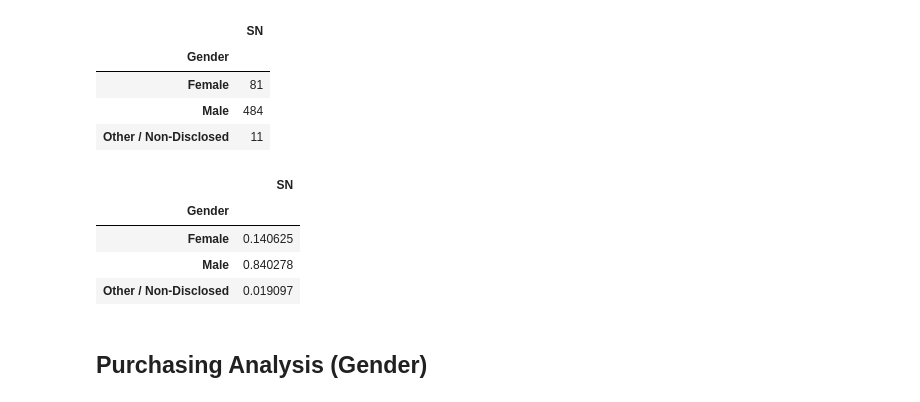
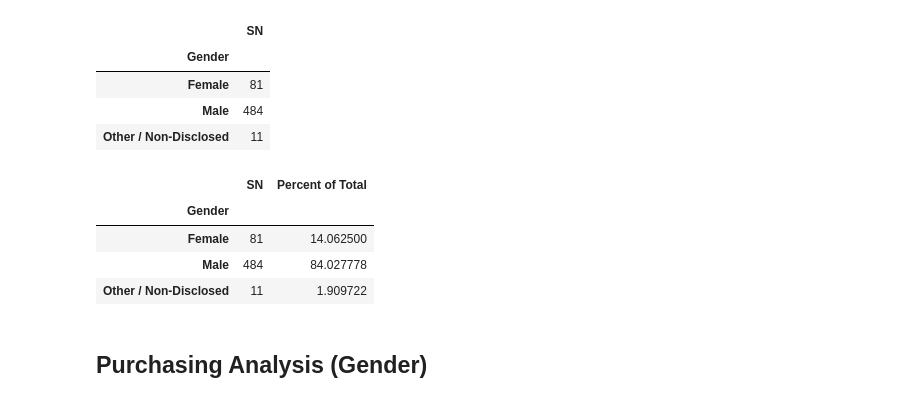
Before and after one commit to SBoyce02/pandas_challenge2, a Jupyter notebook: HeroesOfPymoli/HeroesOfPymoli_SB.ipynb, the cells around one changed output. Saved outputs shown, nothing was run; the diff lists cells and outputs as text; code cells hidden in the pictures.

```diff
--- a/HeroesOfPymoli/HeroesOfPymoli_SB.ipynb
+++ b/HeroesOfPymoli/HeroesOfPymoli_SB.ipynb
@@ -103,22 +127,22 @@ total_count
 # %%
-gender=gender_df.groupby(["Gender"])
-gender_group = gender.count()
-gender_group
+new_gender_df=gender_df.groupby(["Gender"]).agg("count")
+new_gender_df
 # %% [output]
 |  | SN |
 | Gender |  |
 | Female | 81 |
 | Male | 484 |
 | Other / Non-Disclosed | 11 |
-# %%
-Percent = gender_group/total_count
-Percent
-# %% [output]
-|  | SN |
-| Gender |  |
-| Female | 0.140625 |
-| Male | 0.840278 |
-| Other / Non-Disclosed | 0.019097 |
+# %%
+#add percent to gender grouped DF
+new_gender_df["Percent of Total"]=(gender_group/total_count)*100
+new_gender_df
+# %% [output]
+|  | SN | Percent of Total |
+| Gender |  |  |
+| Female | 81 | 14.062500 |
+| Male | 484 | 84.027778 |
+| Other / Non-Disclosed | 11 | 1.909722 |
 # %% [markdown]
 
 ## Purchasing Analysis (Gender)
```
Also changed, not shown: parts of 9 cells of this notebook.
